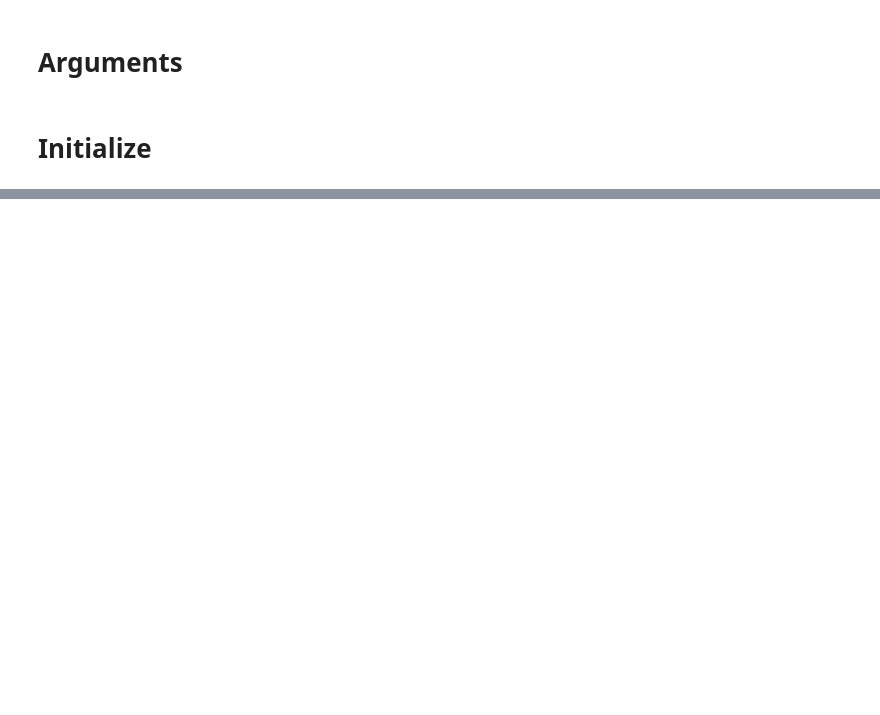
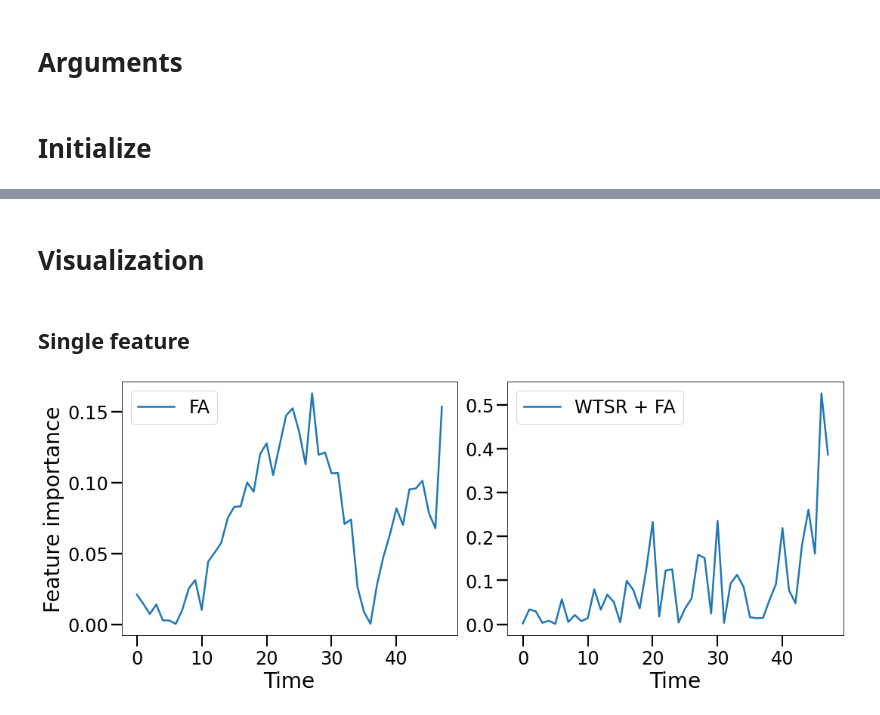
Before and after one commit to UVA-MLSys/SA-Timeseries, a Jupyter notebook: dual_interpret.ipynb, the cells around one changed output, grey strips where cells are left out. Saved outputs shown, nothing was run; the diff lists cells and outputs as text; code cells hidden in the pictures; blank space fills up the shorter version.

```diff
--- a/dual_interpret.ipynb
+++ b/dual_interpret.ipynb
@@ -302,0 +333,24 @@ plt.savefig('results/density.jpg', dpi=200)
+# %%
+tsr_explainer = WTSR(FeatureAblation(model))
+# %%
+if args.task_name == 'classification':
+    tsr_attr = compute_tsr_attr(
+        args, tsr_explainer, inputs=inputs,
+        sliding_window_shapes=(1,1),
+        strides=1, baselines=baselines,
+        additional_forward_args=additional_forward_args,
+        avg_attr=False
+    )
+
+    tsr_attr_numpy = tsr_attr.detach().cpu().numpy()
+    tsr_attr_normed  = normalize_feature(tsr_attr_numpy)
+else:
+    tsr_attr = compute_tsr_attr(
+        args, tsr_explainer, inputs=inputs,
+        sliding_window_shapes=(1,1),
+        strides=1, baselines=baselines,
+        additional_forward_args=additional_forward_args,
+        avg_attr=False
+    )
+    tsr_attr_numpy = tuple([a.detach().cpu().numpy() for a in tsr_attr])
+    tsr_attr_normed = normalize_feature(tsr_attr_numpy)
@@ -302,0 +395,26 @@ plt.savefig('results/density.jpg', dpi=200)
+# %% [markdown]
+# Visualization
+# %%
+example_no = 0
+target = 1
+cmap='binary'
+# %% [markdown]
+## Single feature
+# %%
+fig, axes = plt.subplots(1, 2, figsize=(15, 6))
+feature_no = 1
+
+axes[0].plot(attr_normed[example_no, target, :, feature_no], label='FA')
+axes[0].legend()
+axes[0].set_xlabel('Time')
+axes[0].set_ylabel('Feature importance')
+
+axes[1].plot(tsr_attr_normed[example_no, target, :, feature_no], label='WTSR + FA')
+axes[1].legend()
+axes[1].set_xlabel('Time')
+
+fig.tight_layout()
+# plt.savefig('results/single_example.jpg', dpi=200)
+plt.show()
+# %% [output]
+[figure, added]
```
Also changed, not shown: parts of 67 cells of this notebook, 10 other files.
